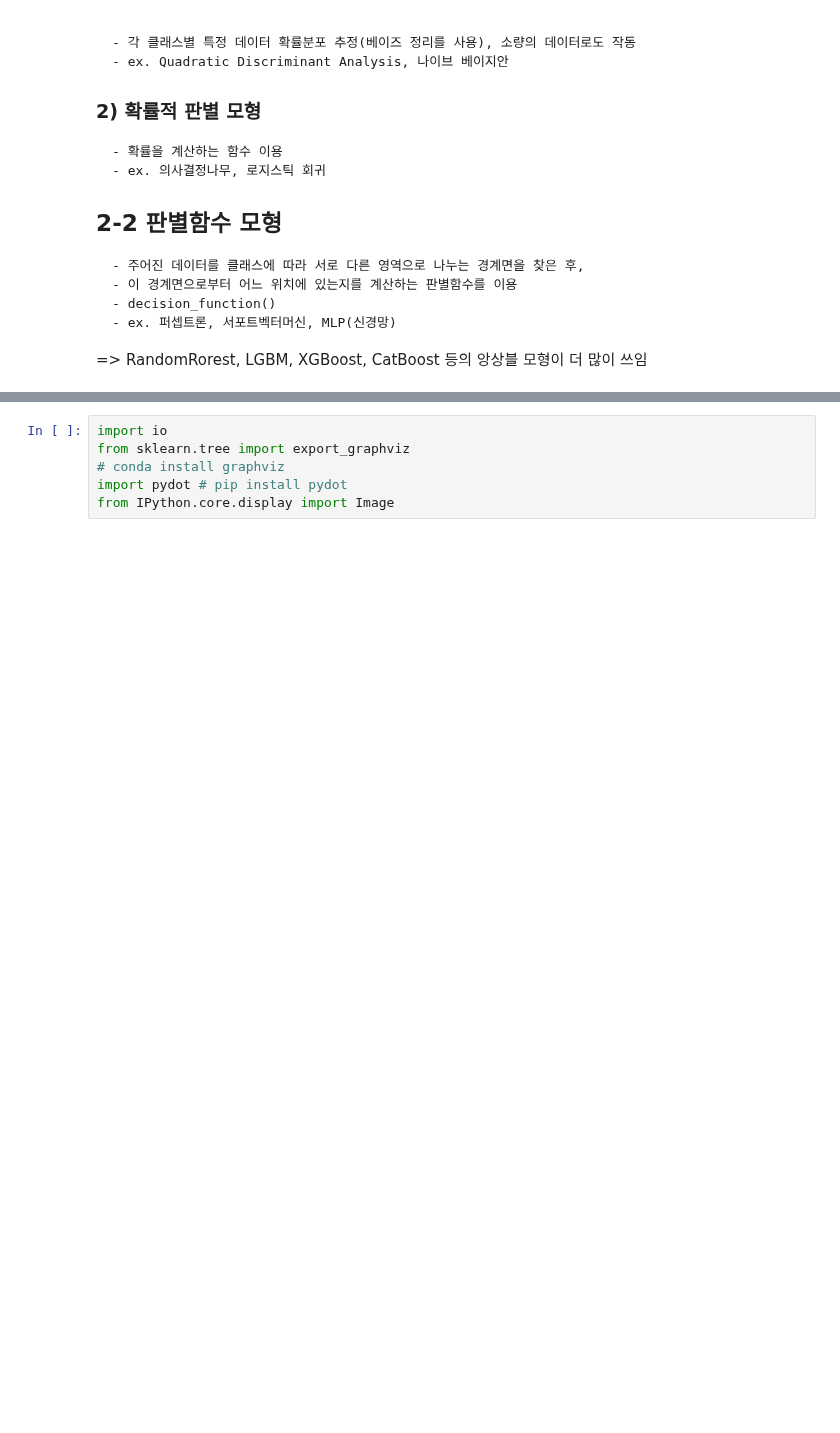
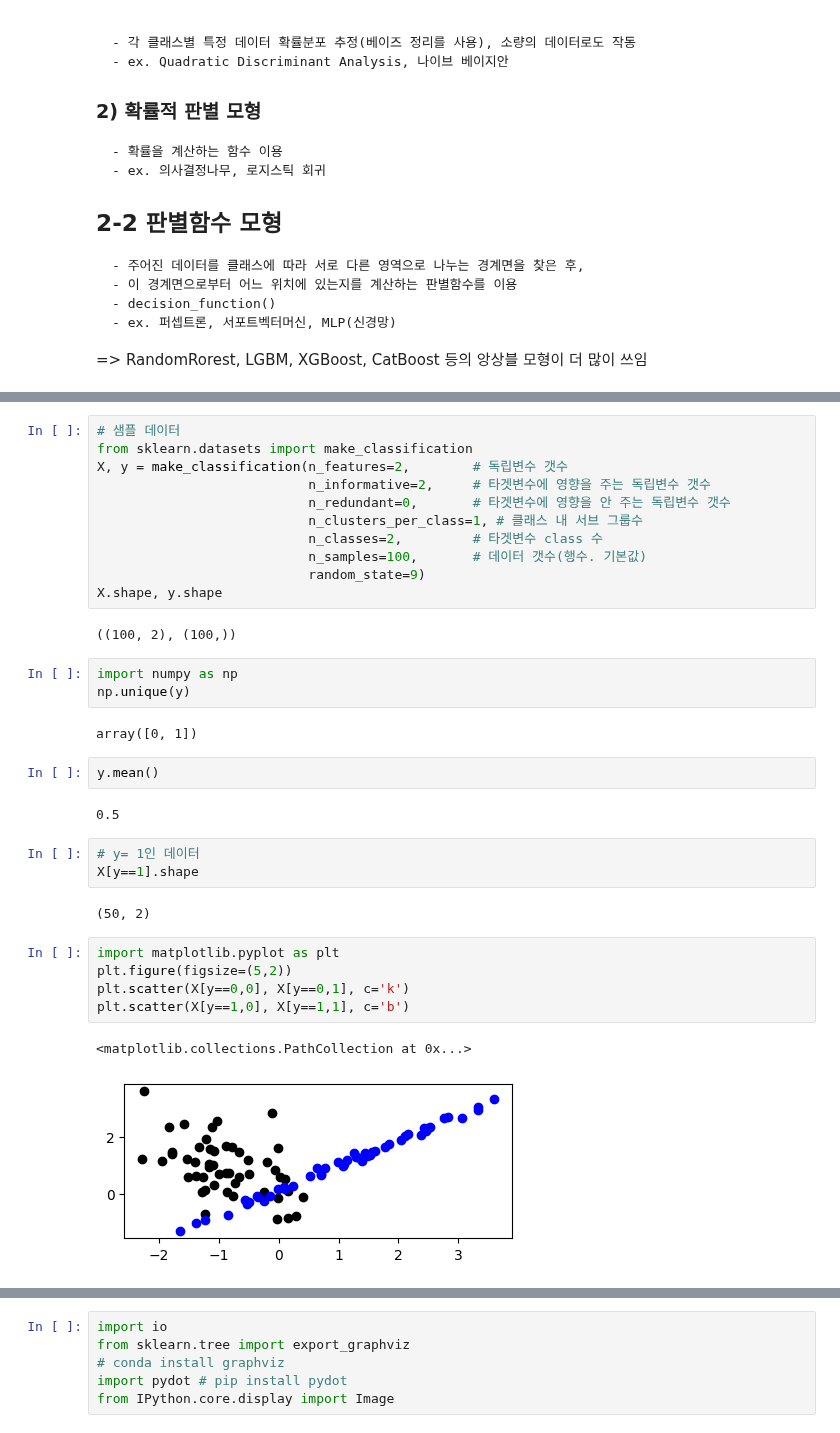
Before and after one commit to onizuka-38/ai_x, a Jupyter notebook: source/10_MachineLearning/ch3_분류분석.ipynb, the cells around one changed output, grey strips where cells are left out. Cells and saved outputs as stored; diff of their text form; blank space fills up the shorter version.

```diff
--- a/source/10_MachineLearning/ch3_분류분석.ipynb
+++ b/source/10_MachineLearning/ch3_분류분석.ipynb
@@ -75,0 +82,35 @@ plt.show()
+# %%
+# 샘플 데이터
+from sklearn.datasets import make_classification
+X, y = make_classification(n_features=2,        # 독립변수 갯수
+                           n_informative=2,     # 타겟변수에 영향을 주는 독립변수 갯수
+                           n_redundant=0,       # 타겟변수에 영향을 안 주는 독립변수 갯수
+                           n_clusters_per_class=1, # 클래스 내 서브 그룹수
+                           n_classes=2,         # 타겟변수 class 수
+                           n_samples=100,       # 데이터 갯수(행수. 기본값)
+                           random_state=9)
+X.shape, y.shape
+# %% [output]
+((100, 2), (100,))
+# %%
+import numpy as np
+np.unique(y)
+# %% [output]
+array([0, 1])
+# %%
+y.mean()
+# %% [output]
+0.5
+# %%
+# y= 1인 데이터
+X[y==1].shape
+# %% [output]
+(50, 2)
+# %%
+import matplotlib.pyplot as plt
+plt.figure(figsize=(5,2))
+plt.scatter(X[y==0,0], X[y==0,1], c='k')
+plt.scatter(X[y==1,0], X[y==1,1], c='b')
+# %% [output]
+<matplotlib.collections.PathCollection at 0x...>
+[figure, added]
```
Also changed, not shown: parts of 3 cells of this notebook.
